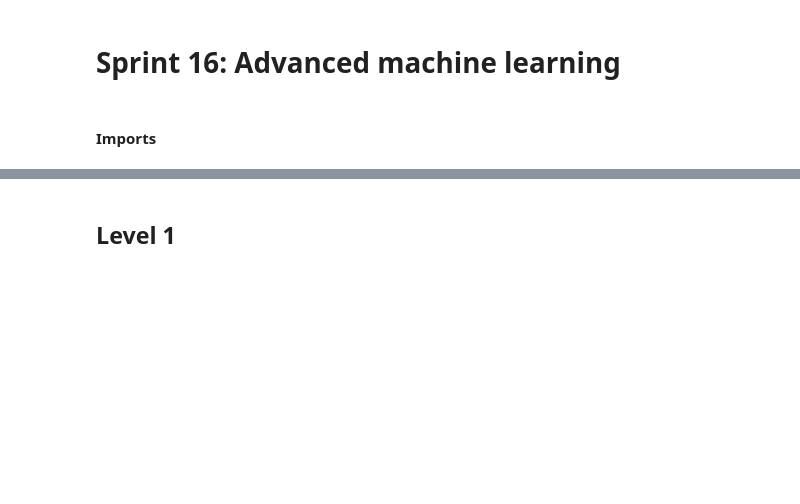
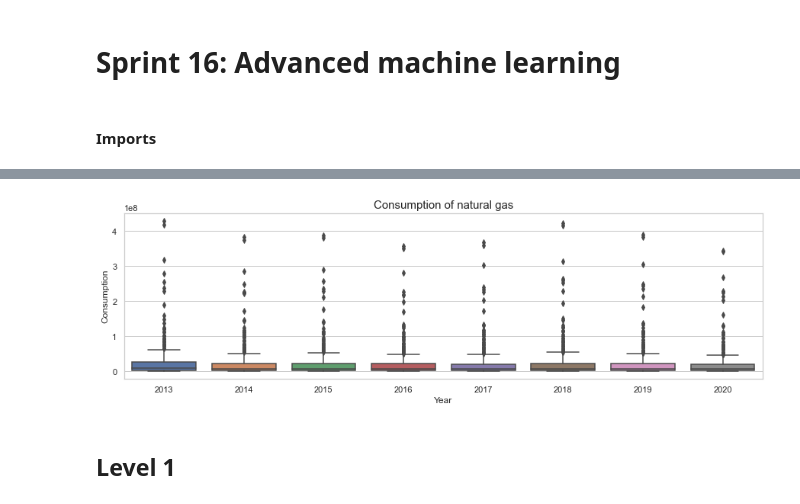
Before and after one commit to dominikapetru/Machine-Learning-avan-at, a Jupyter notebook: Sprint16_T01.ipynb, the cells around one changed output, grey strips where cells are left out. Saved outputs shown, nothing was run; the diff lists cells and outputs as text; code cells hidden in the pictures; blank space fills up the shorter version.

```diff
--- a/Sprint16_T01.ipynb
+++ b/Sprint16_T01.ipynb
@@ -85,0 +229,3 @@ df_final.head(2)
+# %%
+df3 = df_final[ df_final['Municipal_Code'] == 8019] # Step 1
+df_final = df_final.drop(df3.index, axis=0) # Step 2
@@ -86,3 +241,15 @@ df_final.head(2)
+# %%
+fig,ax = plt.subplots(figsize=(15,4))
+sns.set_theme(style="whitegrid")
+
+sns.boxplot(x = 'Year',y='Consumption',data=df_final)
+plt.xlabel("Year",fontsize=12)
+plt.ylabel("Consumption",fontsize=12)
+plt.title("Consumption of natural gas",fontsize=15)
+
+plt.show()
+# %% [output]
+[figure, added]
 # %% [markdown]
 ## Level 1
 # %% [markdown]
```
Also changed, not shown: parts of 60 cells of this notebook.
